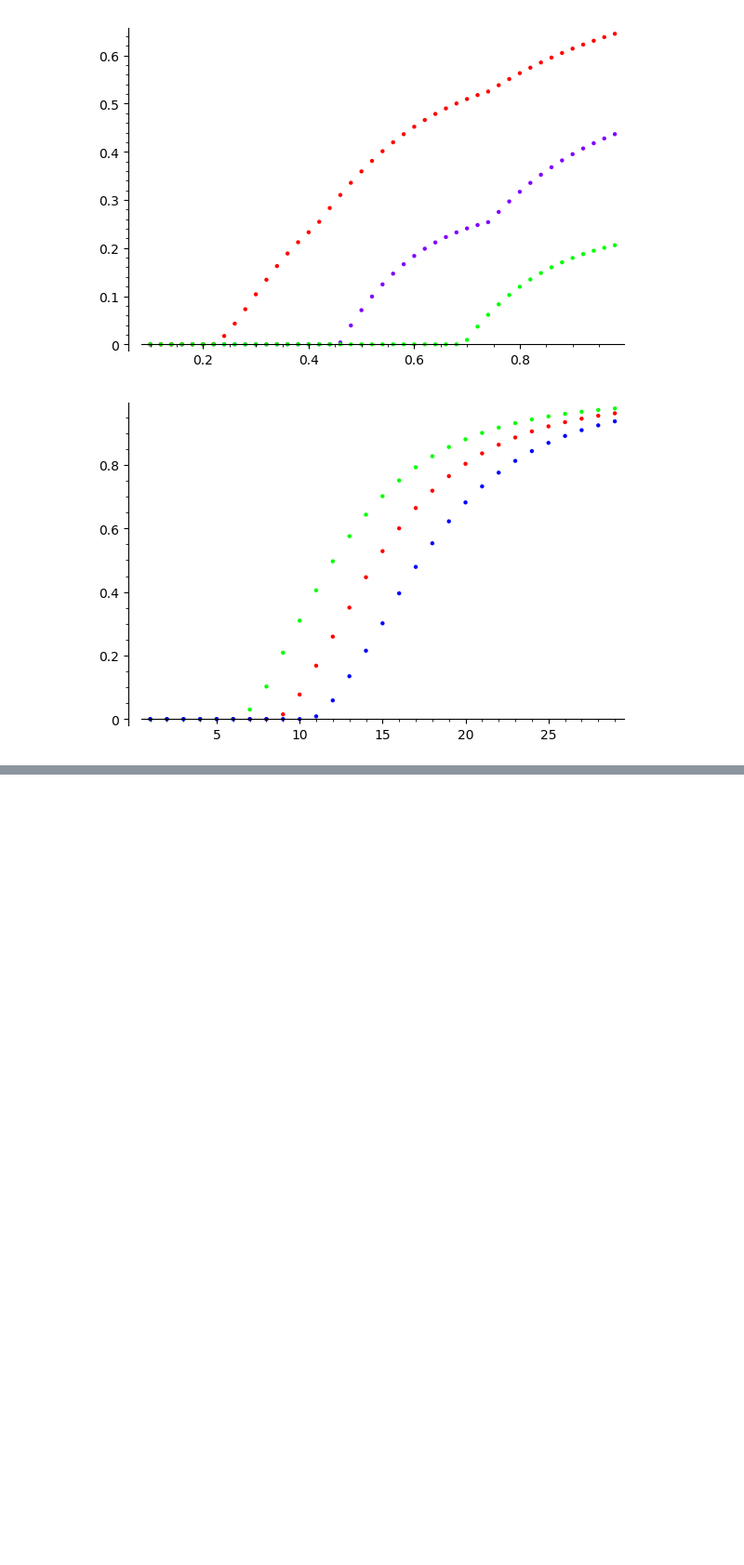
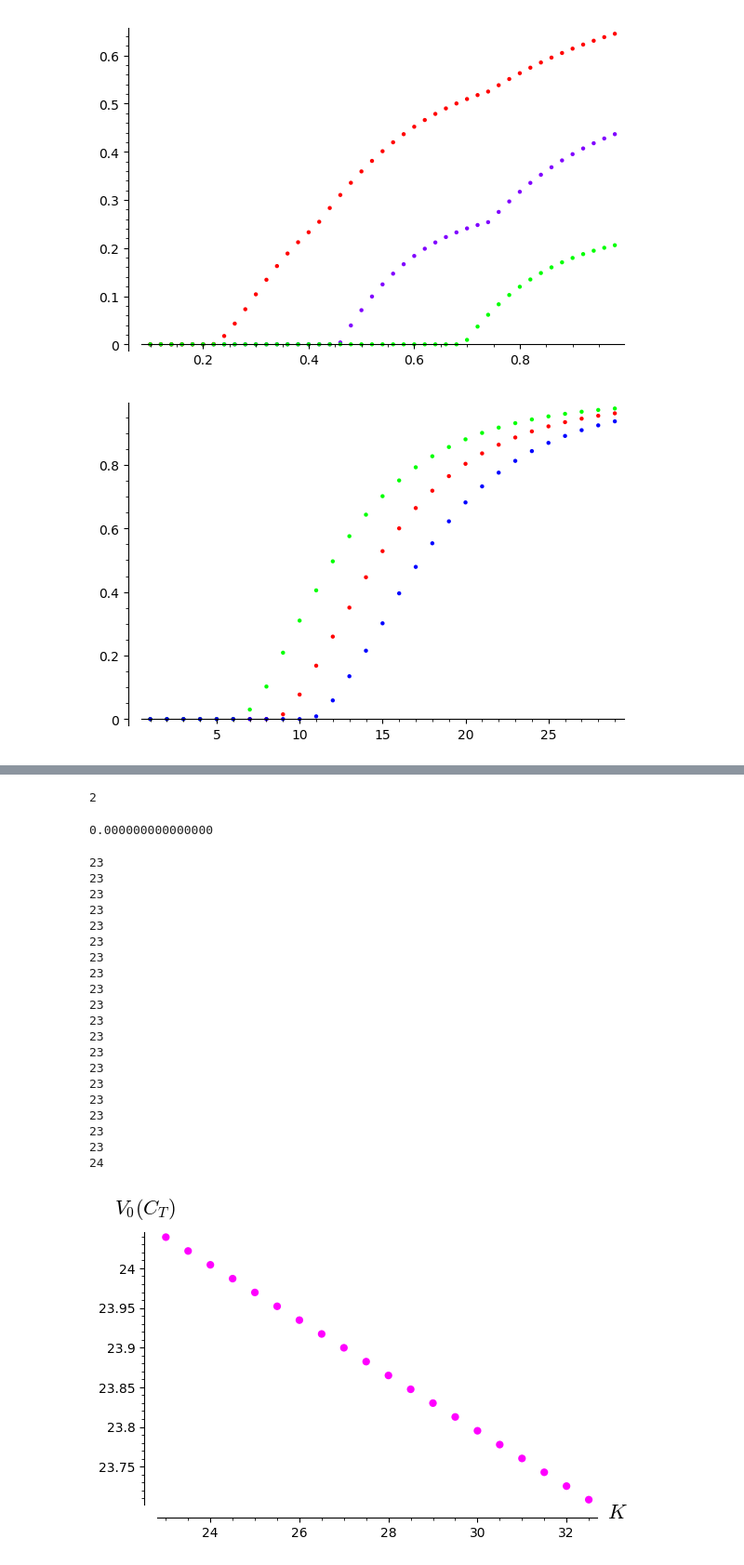
Before and after one commit to PedroMFC/TFG-Maths, a Jupyter notebook: Programa/Valorar_opcion.ipynb, the cells around one changed output, grey strips where cells are left out. Shown: that part at 93% size. Cells and saved outputs as stored; diff of their text form; code cells hidden in the pictures; blank space fills up the shorter version.

```diff
--- a/Programa/Valorar_opcion.ipynb
+++ b/Programa/Valorar_opcion.ipynb
@@ -85,0 +132,30 @@ show(p1+p2+p3)
+# %%
+getV(K, 2, S, d, r, u)
+# %% [output]
+2
+0.000000000000000
+# %%
+p1 = point([(K, getV(K, T, S, d, r, u)) for K in srange(23, 33,0.5) ], rgbcolor = (1,0,1), size = 35, axes_labels=['$K$','$V_0(C_T)$']);
+show(p1)
+# %% [output]
+23
+23
+23
+23
+23
+23
+23
+23
+23
+23
+23
+23
+23
+23
+23
+23
+23
+23
+23
+24
+[figure, added]
```
Also changed, not shown: parts of 15 cells of this notebook, 23 other files.
